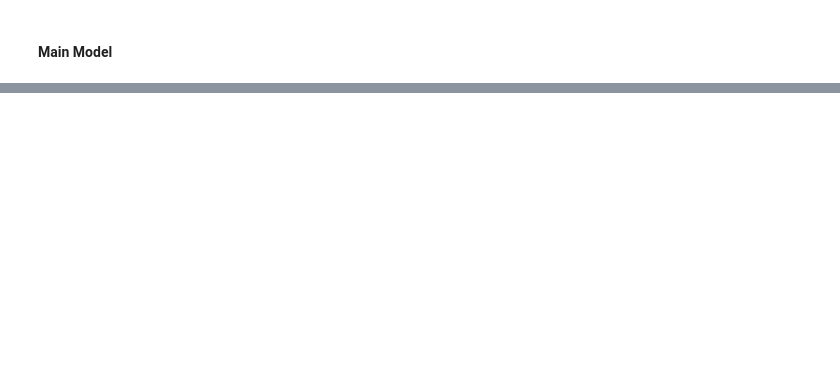
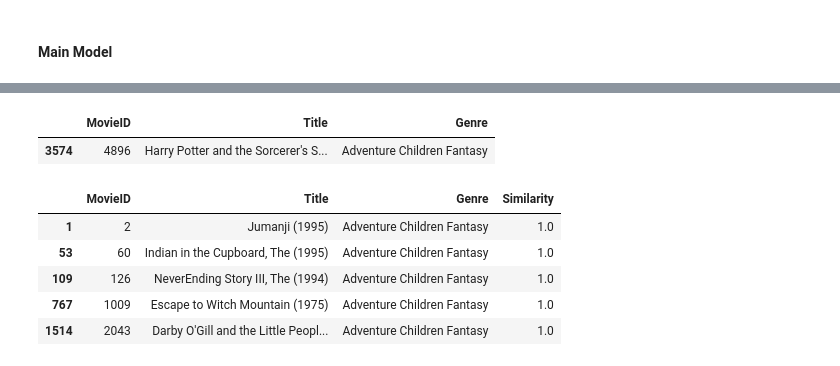
Before and after one commit to Intarite/Caesar, a Jupyter notebook: Lab 01.ipynb, the cells around one changed output, grey strips where cells are left out. Saved outputs shown, nothing was run; the diff lists cells and outputs as text; code cells hidden in the pictures; blank space fills up the shorter version.

```diff
--- a/Lab 01.ipynb
+++ b/Lab 01.ipynb
@@ -29,0 +280,22 @@ Others, Resulting `Sci-Fi` to (`Sci` + `Fi`), `Film-Noir` to (`Film` + `Noir`)
+# %%
+# First Harry Potter Film
+
+title = origin.iloc[3574:3575]
+
+title
+# %% [output]
+|  | MovieID | Title | Genre |
+| 3574 | 4896 | Harry Potter and the Sorcerer's S... | Adventure Children Fantasy |
+# %%
+# Test : Main Model Output
+
+title = origin.iloc[3574, 1]
+
+output(title, 5)
+# %% [output]
+|  | MovieID | Title | Genre | Similarity |
+| 1 | 2 | Jumanji (1995) | Adventure Children Fantasy | 1.0 |
+| 53 | 60 | Indian in the Cupboard, The (1995) | Adventure Children Fantasy | 1.0 |
+| 109 | 126 | NeverEnding Story III, The (1994) | Adventure Children Fantasy | 1.0 |
+| 767 | 1009 | Escape to Witch Mountain (1975) | Adventure Children Fantasy | 1.0 |
+| 1514 | 2043 | Darby O'Gill and the Little Peopl... | Adventure Children Fantasy | 1.0 |
```
Also changed, not shown: parts of 40 cells of this notebook, 1 other file.
